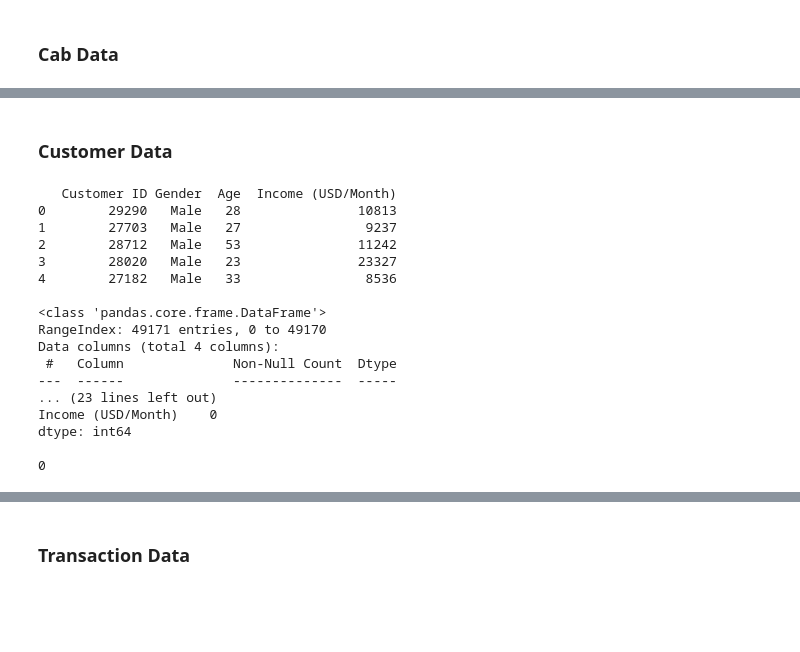
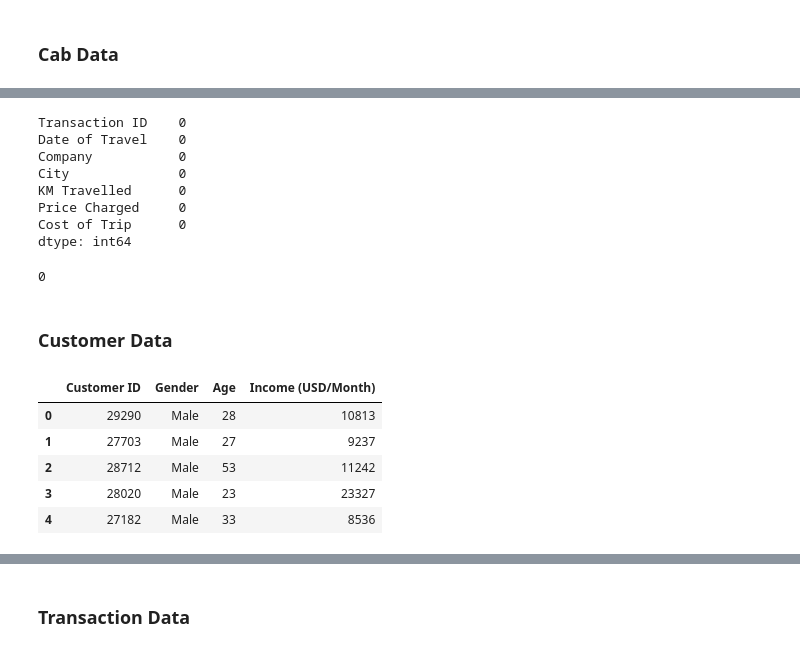
Before and after one commit to renegade620/G2M-insight-for-Cab-Investment-firm, a Jupyter notebook: eda.ipynb, the cells around one changed output, grey strips where cells are left out. Drawn from its saved outputs; the diff is of its cells as text; code cells hidden in the pictures; blank space fills up the shorter version.

```diff
--- a/eda.ipynb
+++ b/eda.ipynb
@@ -45,28 +76,30 @@ dtype: int64
+# %%
+# check for null values
+cab_data.isnull().sum()
+# %% [output]
+Transaction ID    0
+Date of Travel    0
+Company           0
+City              0
+KM Travelled      0
+Price Charged     0
+Cost of Trip      0
+dtype: int64
+# %%
+# check for duplicated values
+cab_data.duplicated().sum()
+# %% [output]
+0
 # %% [markdown]
 ### **Customer Data**
 # %%
 customer_data = pd.read_csv('https://github.com/renegade620/G2M-insight-for-Cab-Investment-firm/raw/main/Datasets/Customer_ID.csv')
-print(customer_data.head(),"\n")
-print(customer_data.info(), "\n")
-print(customer_data.shape, "\n")
-print(customer_data.describe(), "\n")
-print(customer_data.isnull().sum(), "\n")
-print(customer_data.duplicated().sum())
-# %% [output]
-   Customer ID Gender  Age  Income (USD/Month)
-0        29290   Male   28               10813
-1        27703   Male   27                9237
-2        28712   Male   53               11242
-3        28020   Male   23               23327
-4        27182   Male   33                8536
-
-<class 'pandas.core.frame.DataFrame'>
-RangeIndex: 49171 entries, 0 to 49170
-Data columns (total 4 columns):
- #   Column              Non-Null Count  Dtype
----  ------              --------------  -----
-... (23 lines left out)
-Income (USD/Month)    0
-dtype: int64
-
-0
+# %%
+customer_data.head()
+# %% [output]
+|  | Customer ID | Gender | Age | Income (USD/Month) |
+| 0 | 29290 | Male | 28 | 10813 |
+| 1 | 27703 | Male | 27 | 9237 |
+| 2 | 28712 | Male | 53 | 11242 |
+| 3 | 28020 | Male | 23 | 23327 |
+| 4 | 27182 | Male | 33 | 8536 |
```
Also changed, not shown: parts of 23 cells of this notebook.
